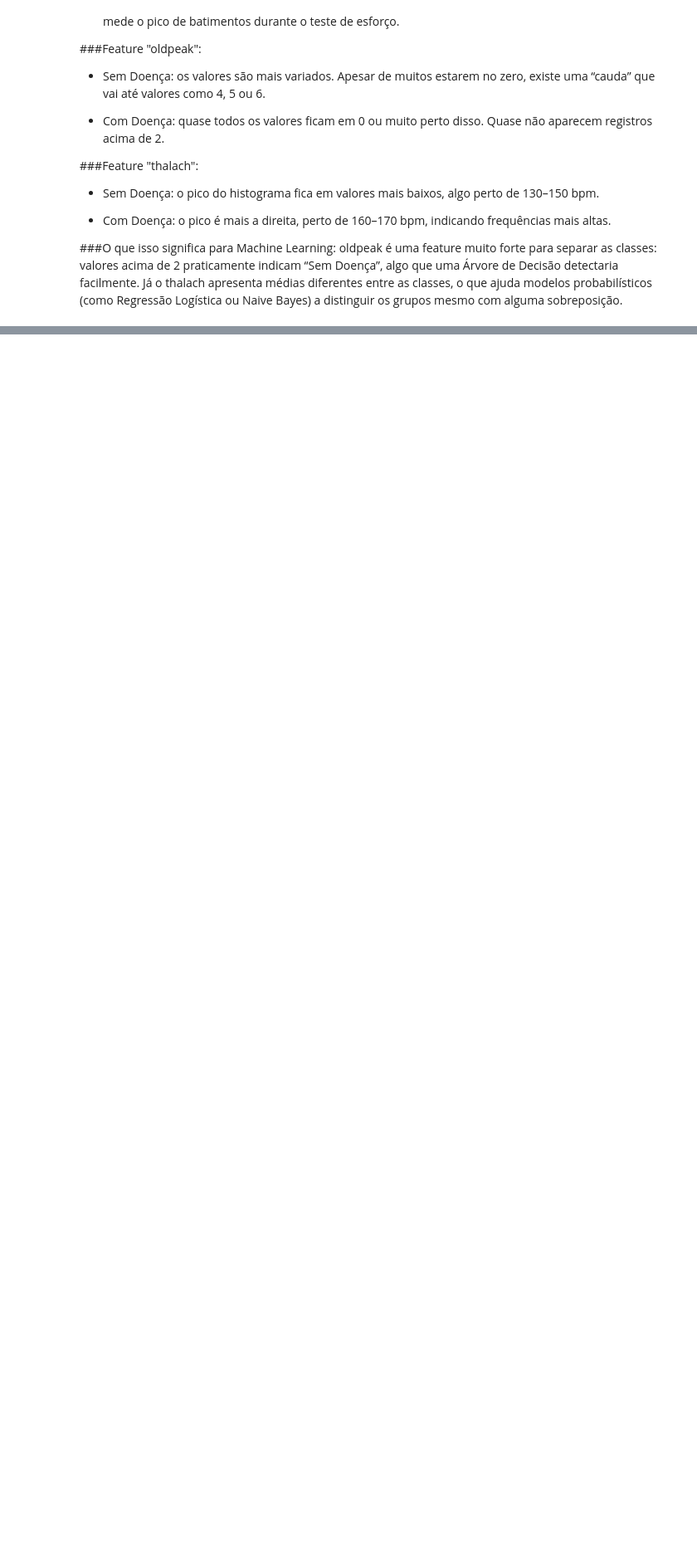
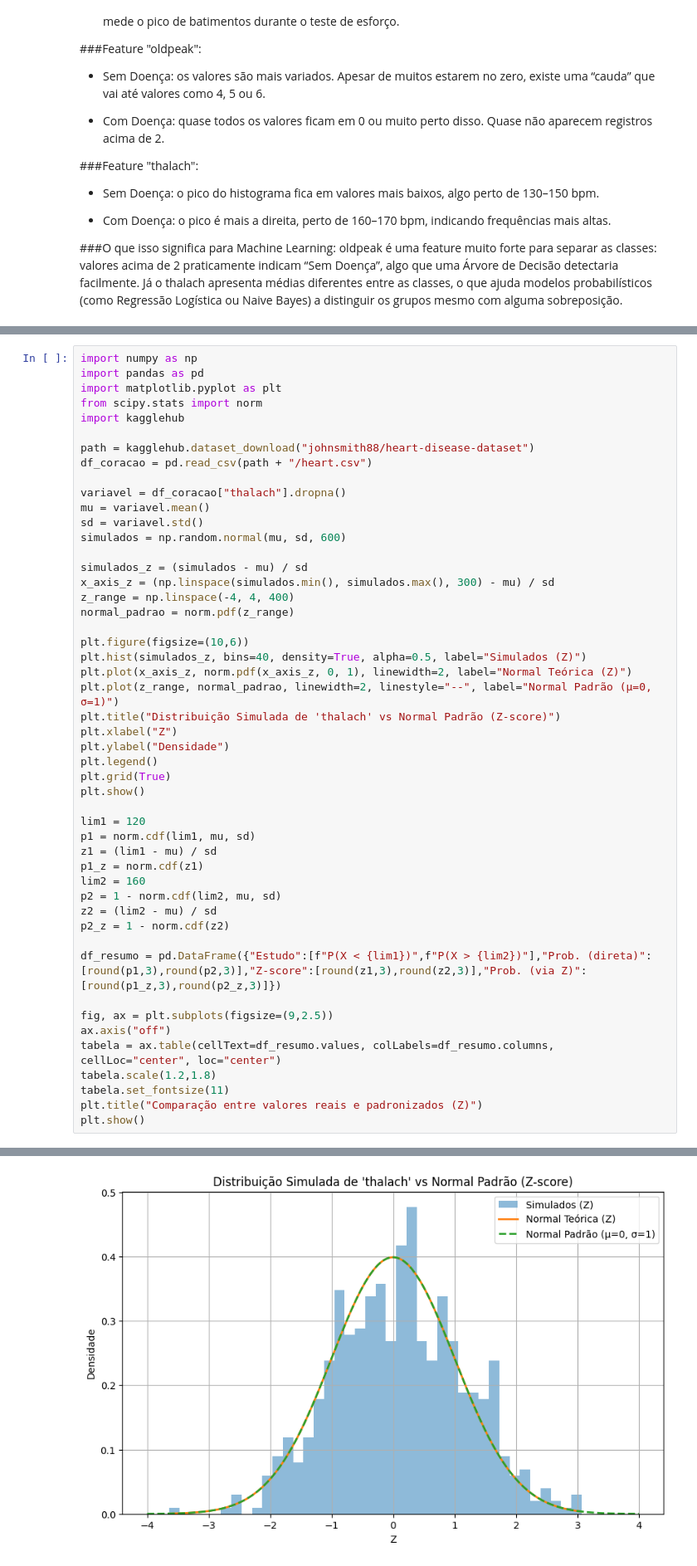
Before and after one commit to diofares/LLM-Estatistica-Atividade1, a Jupyter notebook: LLM_Estatistica_Atividade1.ipynb, the cells around one changed output, grey strips where cells are left out. Shown at 83% size. Saved outputs shown, nothing was run; the diff lists cells and outputs as text; blank space fills up the shorter version.

```diff
--- a/LLM_Estatistica_Atividade1.ipynb
+++ b/LLM_Estatistica_Atividade1.ipynb
@@ -60,0 +63,50 @@ Using Colab cache for faster access to the 'heart-disease-dataset' dataset.
+# %%
+import numpy as np
+import pandas as pd
+import matplotlib.pyplot as plt
+from scipy.stats import norm
+import kagglehub
+
+path = kagglehub.dataset_download("johnsmith88/heart-disease-dataset")
+df_coracao = pd.read_csv(path + "/heart.csv")
+
+variavel = df_coracao["thalach"].dropna()
+mu = variavel.mean()
+sd = variavel.std()
+simulados = np.random.normal(mu, sd, 600)
+
+simulados_z = (simulados - mu) / sd
+x_axis_z = (np.linspace(simulados.min(), simulados.max(), 300) - mu) / sd
+z_range = np.linspace(-4, 4, 400)
+normal_padrao = norm.pdf(z_range)
+
+plt.figure(figsize=(10,6))
+plt.hist(simulados_z, bins=40, density=True, alpha=0.5, label="Simulados (Z)")
+plt.plot(x_axis_z, norm.pdf(x_axis_z, 0, 1), linewidth=2, label="Normal Teórica (Z)")
+plt.plot(z_range, normal_padrao, linewidth=2, linestyle="--", label="Normal Padrão (µ=0, σ=1)")
+plt.title("Distribuição Simulada de 'thalach' vs Normal Padrão (Z-score)")
+plt.xlabel("Z")
+plt.ylabel("Densidade")
+plt.legend()
+plt.grid(True)
+plt.show()
+
+lim1 = 120
+p1 = norm.cdf(lim1, mu, sd)
+z1 = (lim1 - mu) / sd
+p1_z = norm.cdf(z1)
+lim2 = 160
+p2 = 1 - norm.cdf(lim2, mu, sd)
+z2 = (lim2 - mu) / sd
+p2_z = 1 - norm.cdf(z2)
+
+df_resumo = pd.DataFrame({"Estudo":[f"P(X < {lim1})",f"P(X > {lim2})"],"Prob. (direta)":[round(p1,3),round(p2,3)],"Z-score":[round(z1,3),round(z2,3)],"Prob. (via Z)":[round(p1_z,3),round(p2_z,3)]})
+
+fig, ax = plt.subplots(figsize=(9,2.5))
+ax.axis("off")
+tabela = ax.table(cellText=df_resumo.values, colLabels=df_resumo.columns, cellLoc="center", loc="center")
+tabela.scale(1.2,1.8)
+tabela.set_fontsize(11)
+plt.title("Comparação entre valores reais e padronizados (Z)")
+plt.show()
+# %% [output]
@@ -60,0 +114 @@ Using Colab cache for faster access to the 'heart-disease-dataset' dataset.
+[figure, added]
```
Also changed, not shown: parts of 3 cells of this notebook.
